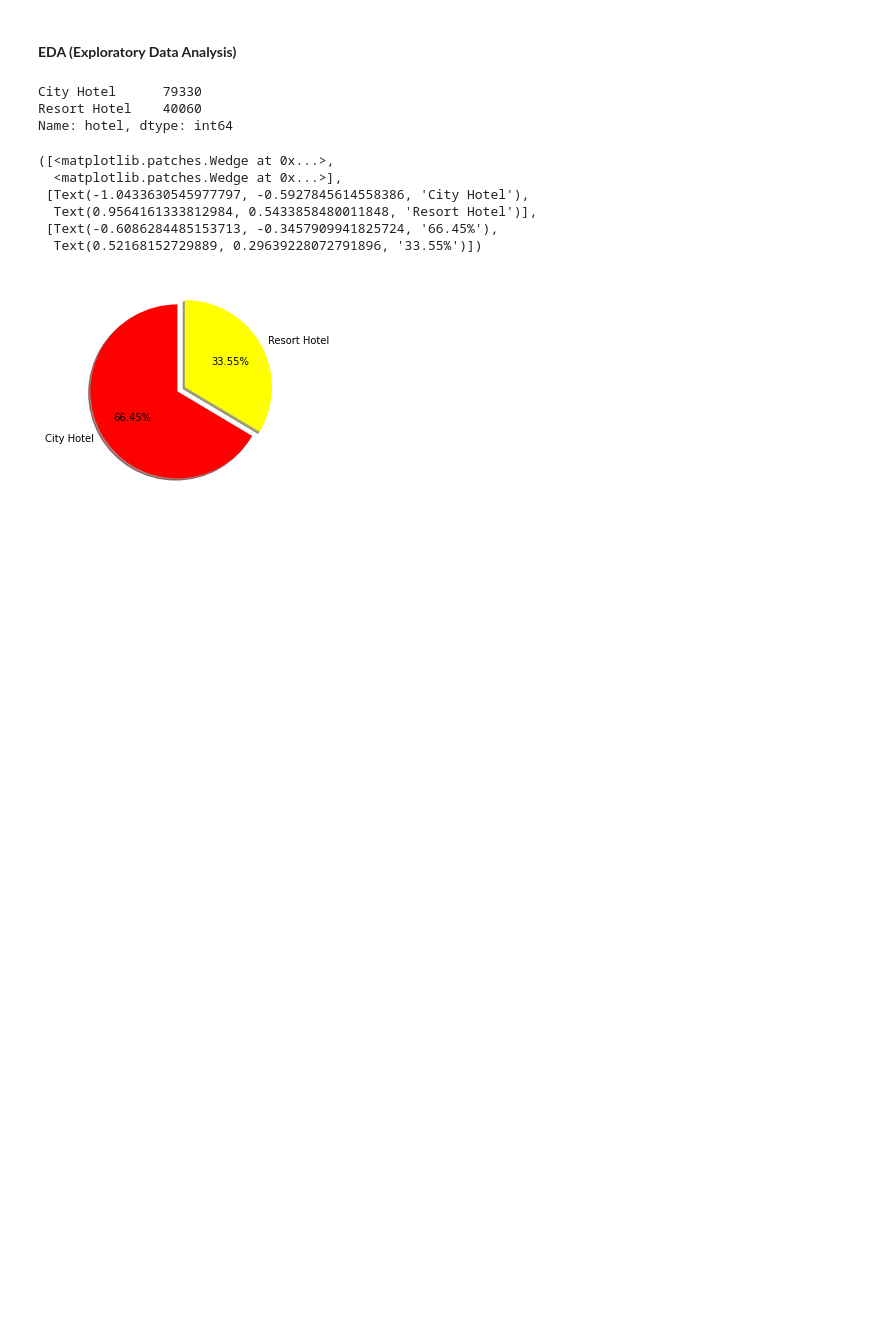
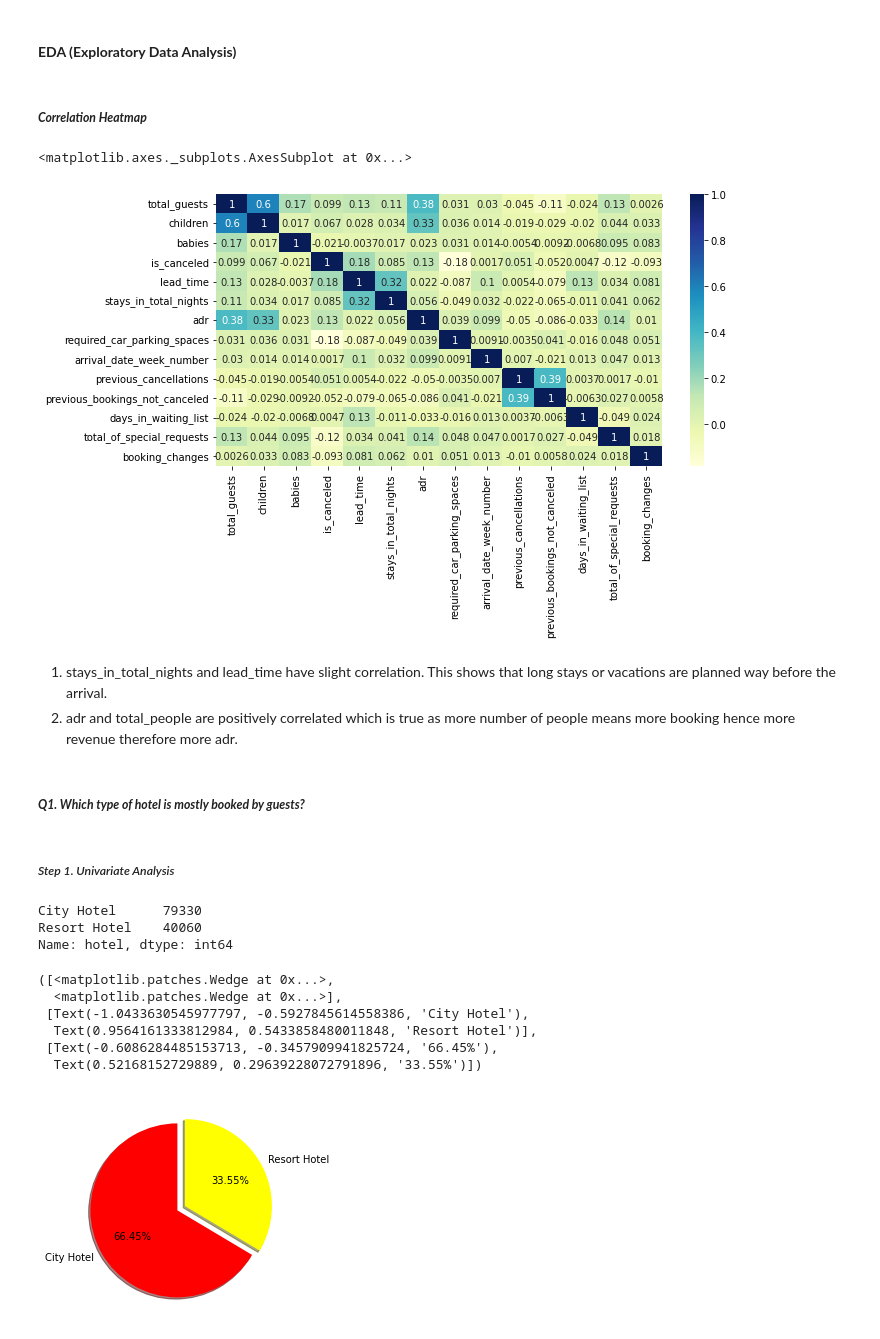
Before and after one commit to SinghUjjwal9/Hotel-Booking-Analysis-EDA, a Jupyter notebook: HotelBookingAnalysisEDA(Ujjwal_Ajit_Singh,_Cohort_Hudson).ipynb, the cells around one changed output. Saved outputs shown, nothing was run; the diff lists cells and outputs as text; code cells hidden in the pictures; blank space fills up the shorter version.

```diff
--- a/HotelBookingAnalysisEDA(Ujjwal_Ajit_Singh,_Cohort_Hudson).ipynb
+++ b/HotelBookingAnalysisEDA(Ujjwal_Ajit_Singh,_Cohort_Hudson).ipynb
@@ -350,6 +350,9 @@ Now there are no Null values in our Data Frame.
 # %%
 # Creating a column 'total_guests'
 df_hba1["total_guests"] = df_hba1["adults"] + df_hba1["children"] + df_hba1["babies"]
+# %%
+# Creating a columns stays_in_total_nights
+df_hba1["stays_in_total_nights"] = df_hba1["stays_in_weekend_nights"] + df_hba1["stays_in_week_nights"]
 # %%
 # Checking for false bookings if any.
 df_hba1[(df_hba1["total_guests"] == 0)]
@@ -436,6 +439,26 @@ df_hba1["agent"] = df_hba1["agent"].astype(int)
 df_hba1["total_guests"] = df_hba1["total_guests"].astype(int)
 # %% [markdown]
 #### <b> EDA (Exploratory Data Analysis)
+# %% [markdown]
+##### <i> <b> Correlation Heatmap
+# %%
+# Creating a relevant correlation heatmap.
+correlation = df_hba1[["total_guests", "children", "babies", "is_canceled", "lead_time", "stays_in_total_nights", "adr", "required_car_parking_spaces", "arrival_date_week_number", "previous_cancellations", "previous_bookings_not_canceled", "days_in_waiting_list", "total_of_special_requests", "booking_changes"]]
+# %%
+plt.subplots(figsize=(10, 5))
+sns.heatmap(correlation.corr(), cmap="YlGnBu", annot=True)
+# %% [output]
+<matplotlib.axes._subplots.AxesSubplot at 0x...>
+[figure, added]
+# %% [markdown]
+
+
+1.   stays_in_total_nights and lead_time have slight correlation. This shows that long stays or vacations are planned way before the arrival.
+2.   adr and total_people are positively correlated which is true as more number of people means more booking hence more revenue therefore more adr.
+# %% [markdown]
+##### <i> <b> Q1. Which type of hotel is mostly booked by guests?
+# %% [markdown]
+##### <i> Step 1. Univariate Analysis
 # %%
 df_hba["hotel"].value_counts()
 # %% [output]
```
Also changed, not shown: parts of 14 cells of this notebook.
